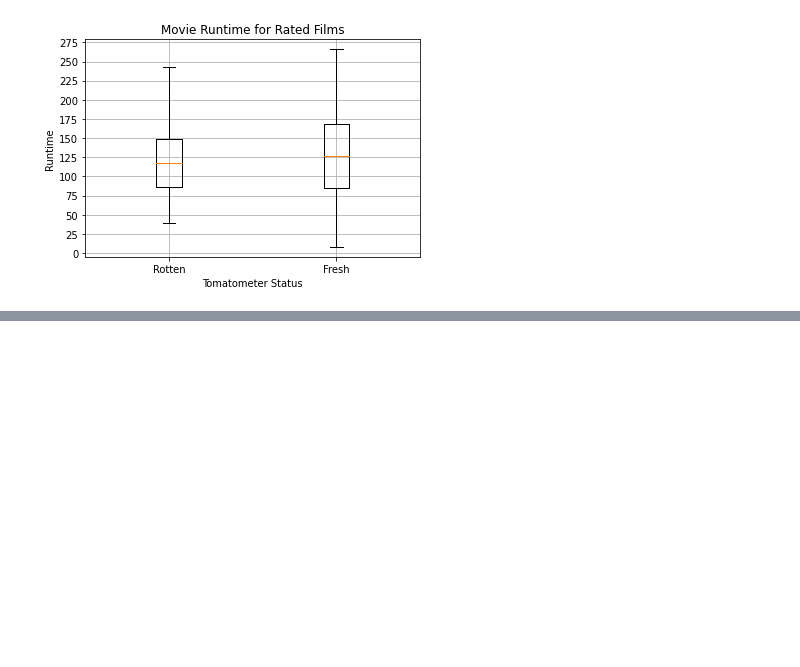
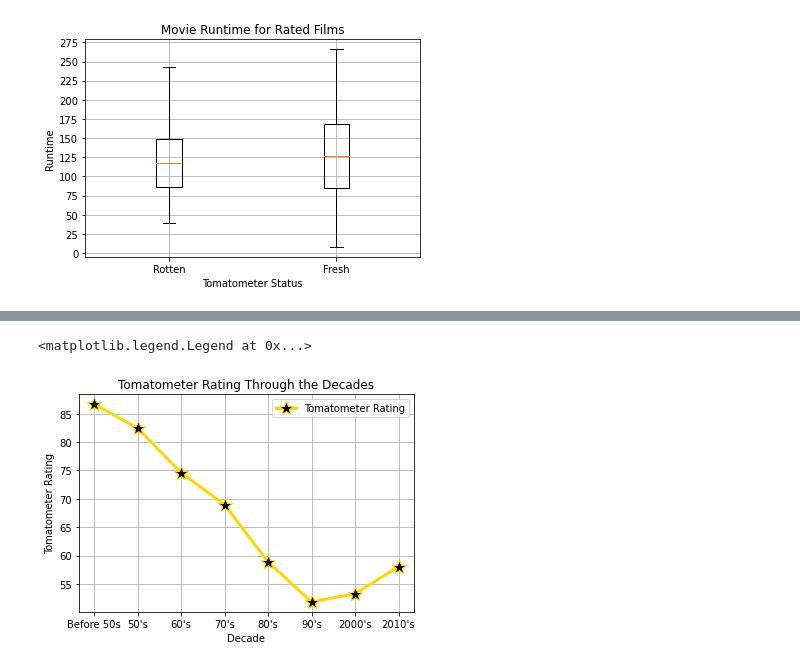
Before and after one commit to devinhughes/Rotten_tomatoes_project, a Jupyter notebook: Visualizations.ipynb, the cells around one changed output, grey strips where cells are left out. Saved outputs shown, nothing was run; the diff lists cells and outputs as text; code cells hidden in the pictures; blank space fills up the shorter version.

```diff
--- a/Visualizations.ipynb
+++ b/Visualizations.ipynb
@@ -365,0 +383,18 @@ plt.show()
+# %%
+#separate years into separate dataframes based on year
+two_thousands = moviedf[moviedf['release_year'].between(2000, 2010)]
+two_thousands_tens= moviedf[moviedf['release_year'].between(2011, 2020)]
+nineties=moviedf[moviedf['release_year'].between(1990, 1999)]
+eights=moviedf[moviedf['release_year'].between(1980, 1989)]
+seventies=moviedf[moviedf['release_year'].between(1970, 1979)]
+sixties=moviedf[moviedf['release_year'].between(1960, 1969)]
+fifties=moviedf[moviedf['release_year'].between(1950, 1959)]
+before_50s=moviedf[moviedf['release_year'].between(1900, 1949)]
+print( two_thousands.count())
+print(two_thousands_tens.count())
+print(nineties.count())
+print(eights.count())
+print(seventies.count())
+print(sixties.count())
+print(fifties.count())
+print(before_50s.count())
@@ -365,0 +419,23 @@ plt.show()
+# %%
+#find avaerage tomatometer status per years
+two_thousands_avg = two_thousands["tomatometer_rating"].mean()
+two_thousands_tens_avg= two_thousands_tens["tomatometer_rating"].mean()
+nineties_avg=nineties["tomatometer_rating"].mean()
+eights_avg=eights["tomatometer_rating"].mean()
+seventies_avg=seventies["tomatometer_rating"].mean()
+sixties_avg=sixties["tomatometer_rating"].mean()
+fifties_avg=fifties["tomatometer_rating"].mean()
+before_50s_avg=before_50s["tomatometer_rating"].mean()
+# %%
+#set x and y axis
+x= ["Before 50s", "50's", "60's", "70's", "80's", "90's", "2000's", "2010's"]
+y= [before_50s_avg, fifties_avg, sixties_avg, seventies_avg, eights_avg, nineties_avg, two_thousands_avg, two_thousands_tens_avg ]
+plt.plot(x,y, label="Tomatometer Rating", marker="*", markerfacecolor="black", markersize=15, color= "gold", linewidth=3)
+plt.xlabel("Decade")
+plt.ylabel("Tomatometer Rating")
+plt.grid()
+plt.title("Tomatometer Rating Through the Decades")
+plt.legend()
+# %% [output]
+<matplotlib.legend.Legend at 0x...>
+[figure, added]
```
Also changed, not shown: parts of 16 cells of this notebook, 1 other file.
